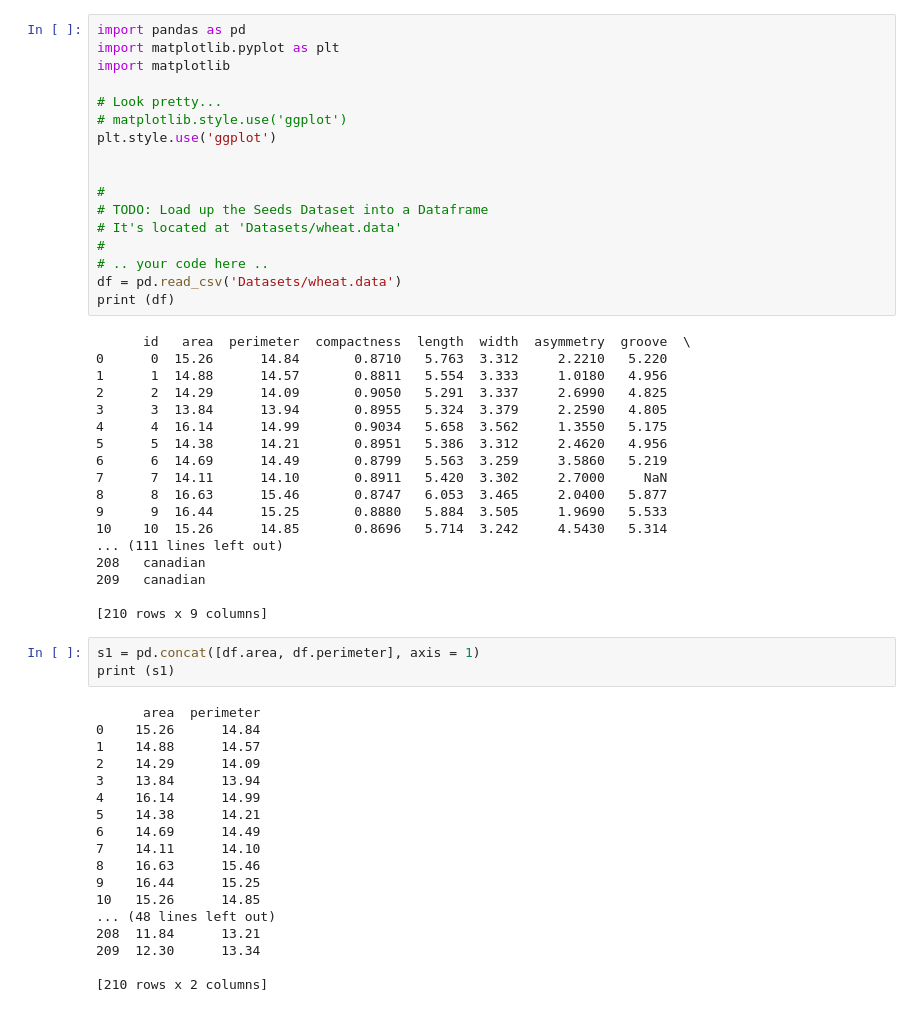
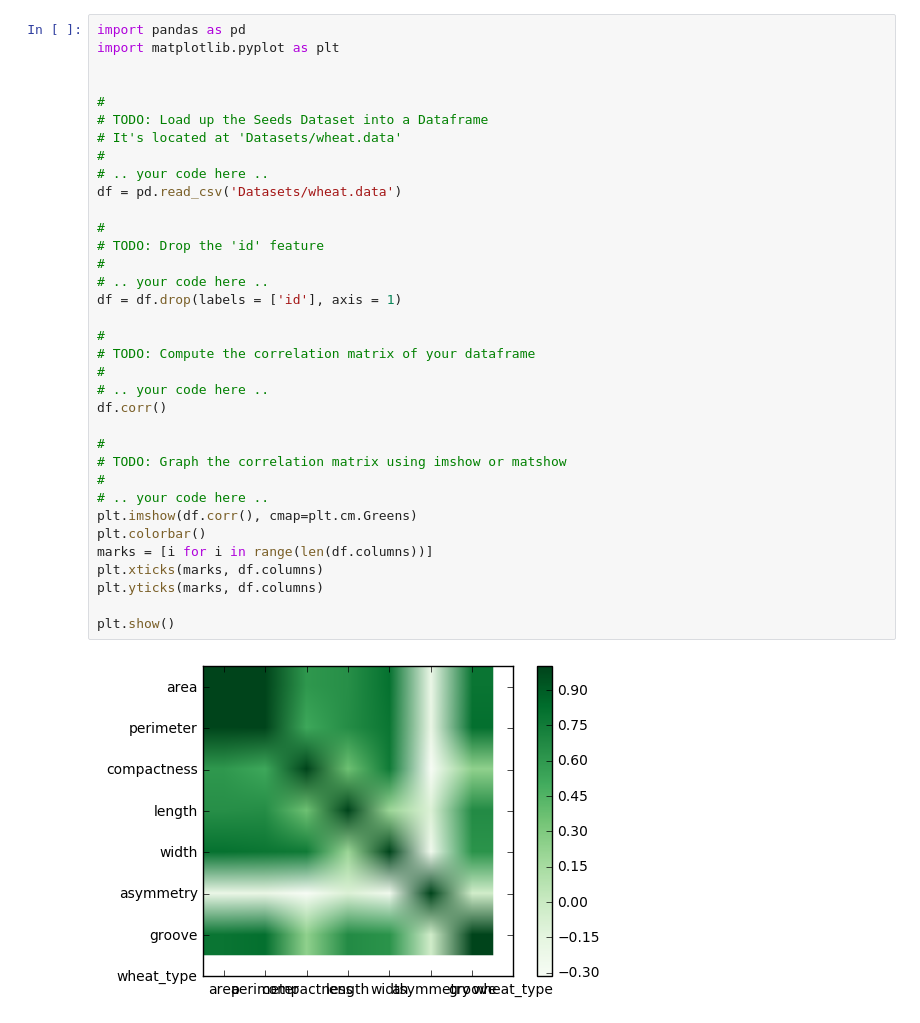
Before and after one commit to SJChang/DAT210x-master, a Jupyter notebook: Module3/Untitled.ipynb, the cells around one changed output. Cells and saved outputs as stored; diff of their text form.

```diff
--- a/Module3/Untitled.ipynb
+++ b/Module3/Untitled.ipynb
@@ -1,56 +1,37 @@
 # %%
 import pandas as pd
 import matplotlib.pyplot as plt
-import matplotlib
-
-# Look pretty...
-# matplotlib.style.use('ggplot')
-plt.style.use('ggplot')
 
 
 #
 # TODO: Load up the Seeds Dataset into a Dataframe
 # It's located at 'Datasets/wheat.data'
 #
 # .. your code here ..
 df = pd.read_csv('Datasets/wheat.data')
-print (df)
+
+#
+# TODO: Drop the 'id' feature
+#
+# .. your code here ..
+df = df.drop(labels = ['id'], axis = 1)
+
+#
+# TODO: Compute the correlation matrix of your dataframe
+#
+# .. your code here ..
+df.corr()
+
+#
+# TODO: Graph the correlation matrix using imshow or matshow
+#
+# .. your code here ..
+plt.imshow(df.corr(), cmap=plt.cm.Greens)
+plt.colorbar()
+marks = [i for i in range(len(df.columns))]
+plt.xticks(marks, df.columns)
+plt.yticks(marks, df.columns)
+
+plt.show()
 # %% [output]
-      id   area  perimeter  compactness  length  width  asymmetry  groove  \
-0      0  15.26      14.84       0.8710   5.763  3.312     2.2210   5.220
-1      1  14.88      14.57       0.8811   5.554  3.333     1.0180   4.956
-2      2  14.29      14.09       0.9050   5.291  3.337     2.6990   4.825
-3      3  13.84      13.94       0.8955   5.324  3.379     2.2590   4.805
-4      4  16.14      14.99       0.9034   5.658  3.562     1.3550   5.175
-5      5  14.38      14.21       0.8951   5.386  3.312     2.4620   4.956
-6      6  14.69      14.49       0.8799   5.563  3.259     3.5860   5.219
-7      7  14.11      14.10       0.8911   5.420  3.302     2.7000     NaN
-8      8  16.63      15.46       0.8747   6.053  3.465     2.0400   5.877
-9      9  16.44      15.25       0.8880   5.884  3.505     1.9690   5.533
-10    10  15.26      14.85       0.8696   5.714  3.242     4.5430   5.314
-... (111 lines left out)
-208   canadian
-209   canadian
-
-[210 rows x 9 columns]
+[figure, added]
-# %%
-s1 = pd.concat([df.area, df.perimeter], axis = 1)
-print (s1)
-# %% [output]
-      area  perimeter
-0    15.26      14.84
-1    14.88      14.57
-2    14.29      14.09
-3    13.84      13.94
-4    16.14      14.99
-5    14.38      14.21
-6    14.69      14.49
-7    14.11      14.10
-8    16.63      15.46
-9    16.44      15.25
-10   15.26      14.85
-... (48 lines left out)
-208  11.84      13.21
-209  12.30      13.34
-
-[210 rows x 2 columns]
```
Also changed, not shown: parts of 5 cells of this notebook, 3 other files.
